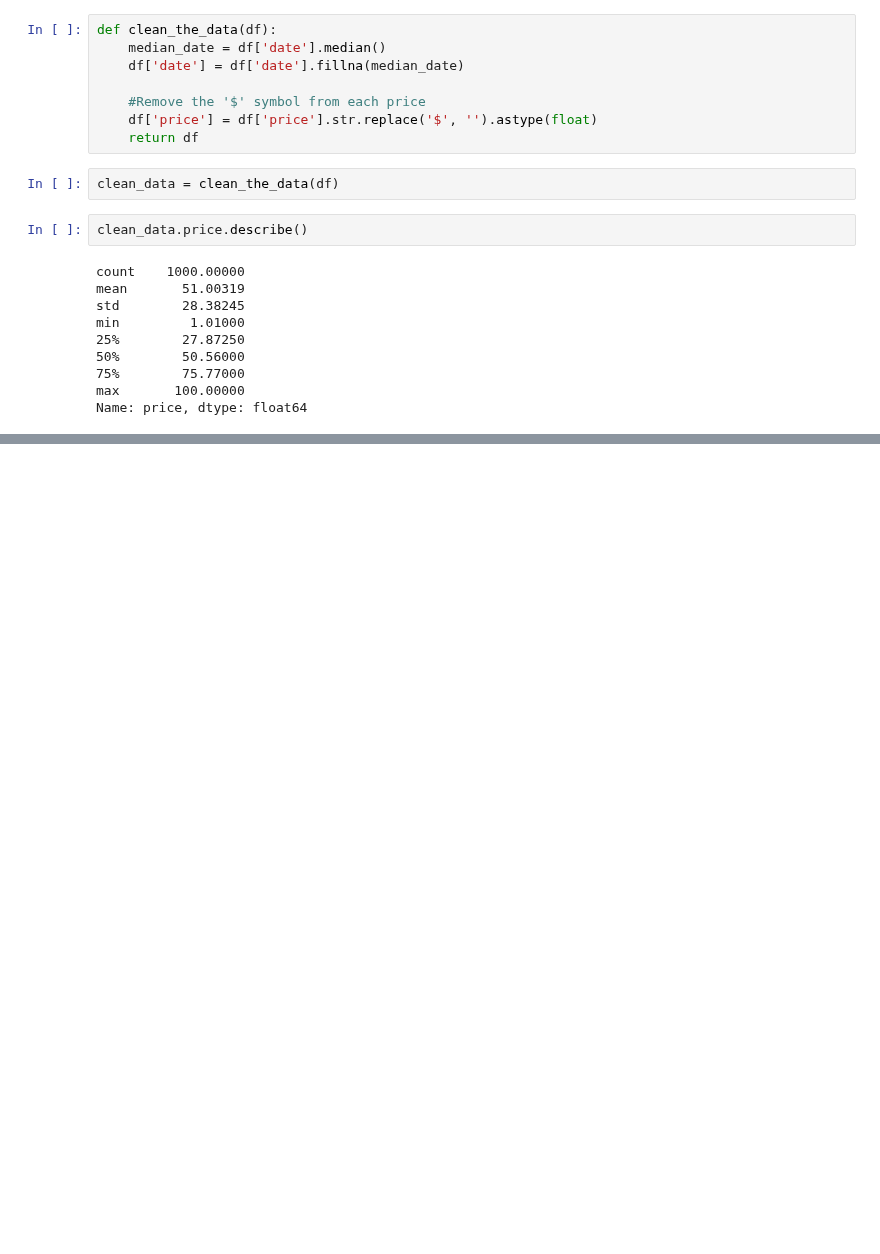
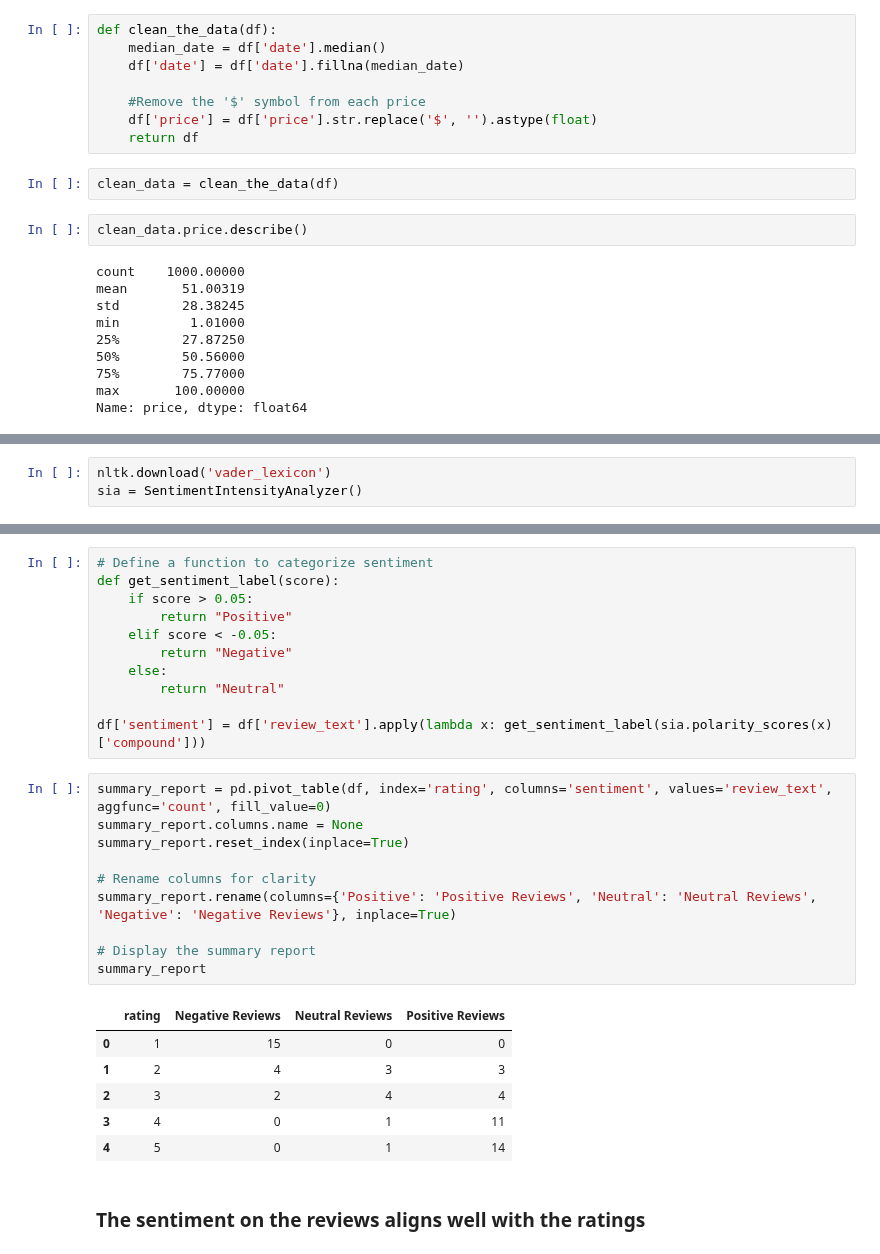
Before and after one commit to danmarino1/data_science_practice, a Jupyter notebook: aug_2023_questions.ipynb, the cells around one changed output, grey strips where cells are left out. Drawn from its saved outputs; the diff is of its cells as text; blank space fills up the shorter version.

```diff
--- a/aug_2023_questions.ipynb
+++ b/aug_2023_questions.ipynb
@@ -567,0 +859,3 @@ Name: price, dtype: float64
+# %%
+nltk.download('vader_lexicon')
+sia = SentimentIntensityAnalyzer()
@@ -567,0 +866,30 @@ Name: price, dtype: float64
+# %%
+# Define a function to categorize sentiment
+def get_sentiment_label(score):
+    if score > 0.05:
+        return "Positive"
+    elif score < -0.05:
+        return "Negative"
+    else:
+        return "Neutral"
+
+df['sentiment'] = df['review_text'].apply(lambda x: get_sentiment_label(sia.polarity_scores(x)['compound']))
+# %%
+summary_report = pd.pivot_table(df, index='rating', columns='sentiment', values='review_text', aggfunc='count', fill_value=0)
+summary_report.columns.name = None
+summary_report.reset_index(inplace=True)
+
+# Rename columns for clarity
+summary_report.rename(columns={'Positive': 'Positive Reviews', 'Neutral': 'Neutral Reviews', 'Negative': 'Negative Reviews'}, inplace=True)
+
+# Display the summary report
+summary_report
+# %% [output]
+|  | rating | Negative Reviews | Neutral Reviews | Positive Reviews |
+| 0 | 1 | 15 | 0 | 0 |
+| 1 | 2 | 4 | 3 | 3 |
+| 2 | 3 | 2 | 4 | 4 |
+| 3 | 4 | 0 | 1 | 11 |
+| 4 | 5 | 0 | 1 | 14 |
+# %% [markdown]
+### The sentiment on the reviews aligns well with the ratings
```
Also changed, not shown: parts of 7 cells of this notebook.
